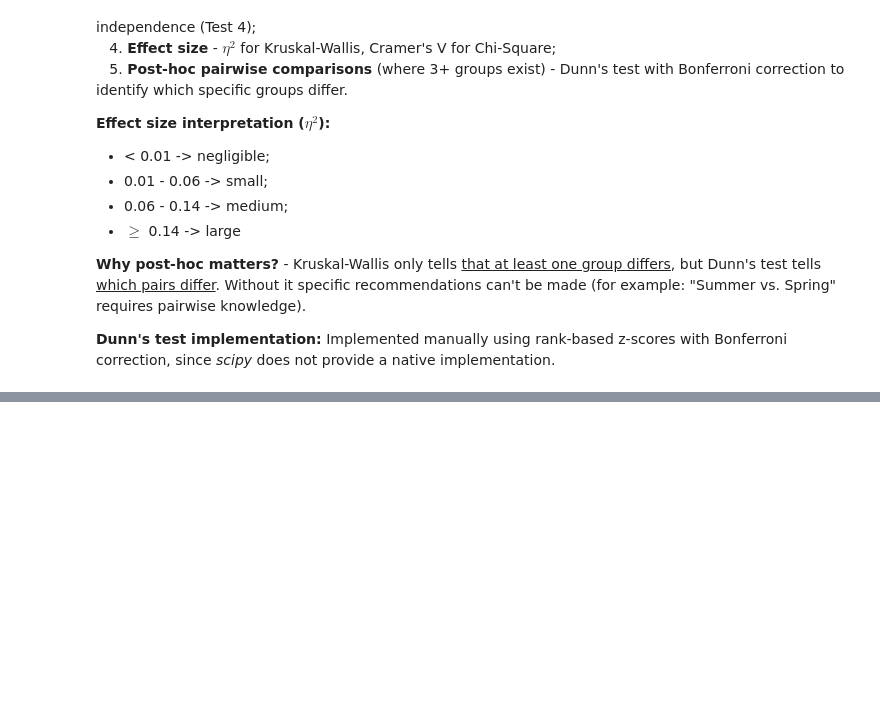
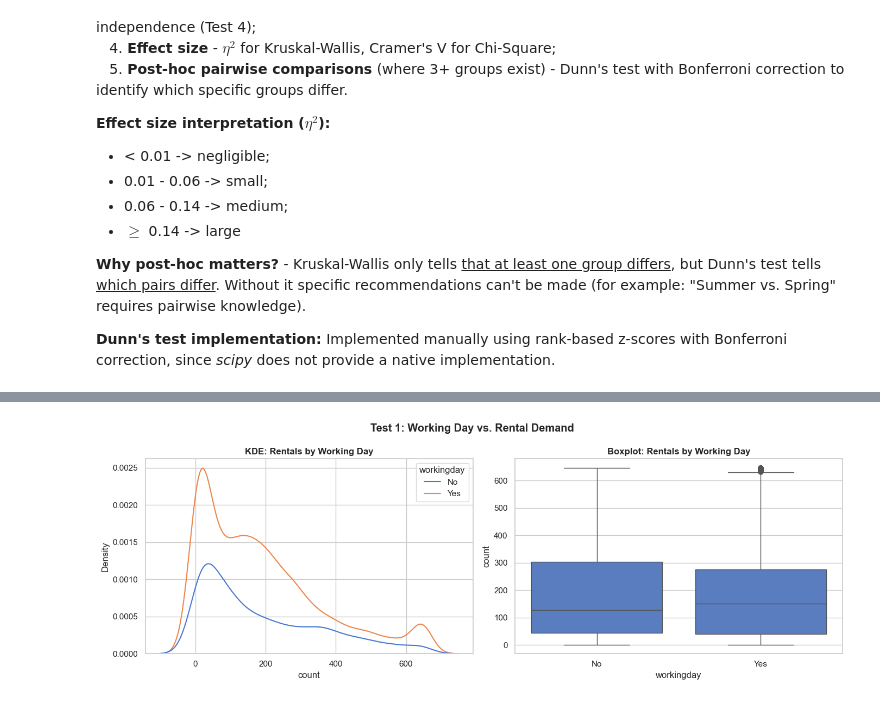
Before and after one commit to lozeva/yulu-bike-demand-analysis, a Jupyter notebook: yulu_bike_demand_analysis.ipynb, the cells around one changed output, grey strips where cells are left out. Saved outputs shown, nothing was run; the diff lists cells and outputs as text; code cells hidden in the pictures; blank space fills up the shorter version.

Commit message:
Add Section 8: implement statistical tests for working day and weather impact on bike rental demand

```diff
--- a/yulu_bike_demand_analysis.ipynb
+++ b/yulu_bike_demand_analysis.ipynb
@@ -616,0 +688,13 @@ def dunns_test_manual(groups, group_names, alpha = ALPHA):
+# %%
+fig, axes = plt.subplots(1, 2, figsize=(14,5))
+sns.kdeplot(data=df_clean, x='count', hue='workingday', ax=axes[0])
+axes[0].set_title('KDE: Rentals by Working Day', fontweight='bold')
+
+sns.boxplot(data=df_clean, x='workingday', y='count', ax=axes[1])
+axes[1].set_title('Boxplot: Rentals by Working Day', fontweight='bold')
+
+plt.suptitle('Test 1: Working Day vs. Rental Demand', fontweight='bold')
+plt.tight_layout()
+plt.show()
+# %% [output]
+[figure, added]
```
Also changed, not shown: parts of 12 cells of this notebook.
